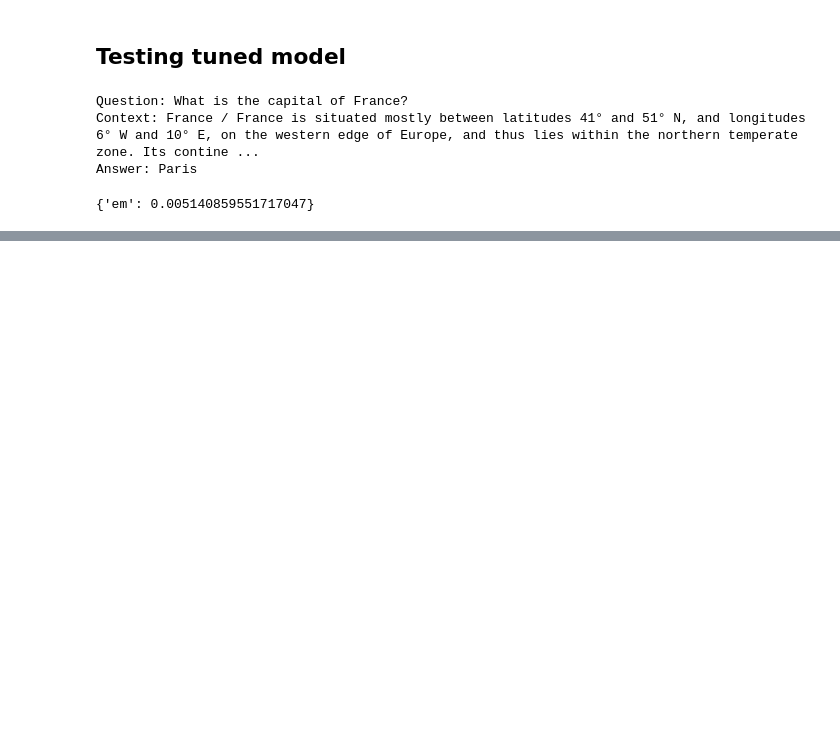
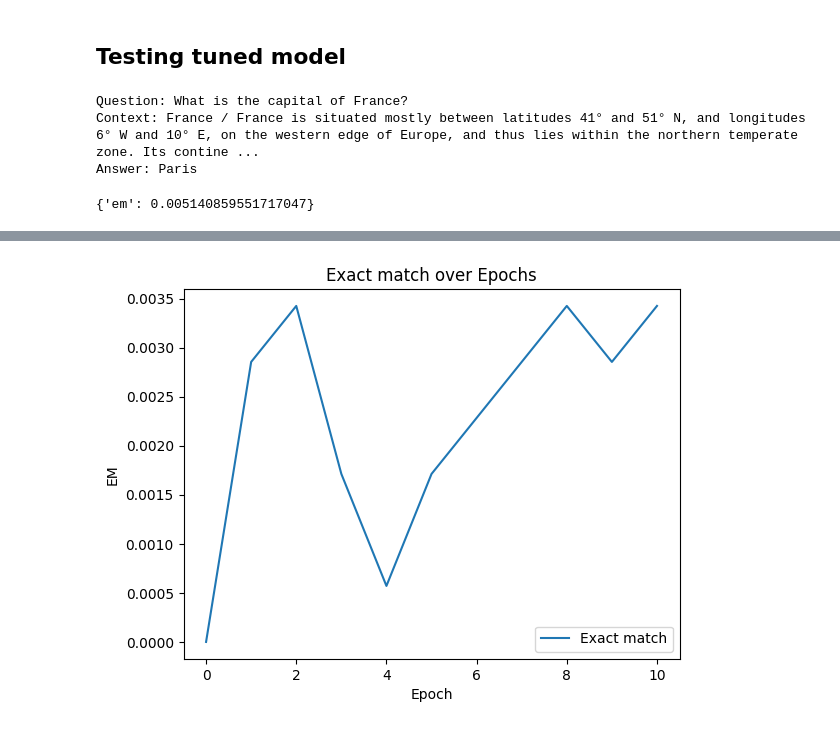
Before and after one commit to Jazhyc/nlp-2024, a Jupyter notebook: fine_tune_rag.ipynb, the cells around one changed output, grey strips where cells are left out. Cells and saved outputs as stored; diff of their text form; code cells hidden in the pictures; blank space fills up the shorter version.

```diff
--- a/fine_tune_rag.ipynb
+++ b/fine_tune_rag.ipynb
@@ -584,0 +616,15 @@ print(exact_match)
+# %%
+# Plot the training and validation losses
+plt.plot(df_val['val_avg_em'], label='Exact match')
+plt.legend()
+
+# Label the axes and title
+plt.xlabel('Epoch')
+plt.ylabel('EM')
+plt.title('Exact match over Epochs')
+
+# Make x axis discrete
+#plt.xticks(range(len(train_losses)))
+plt.show()
+# %% [output]
+[figure, added]
```
Also changed, not shown: parts of 3 cells of this notebook.
